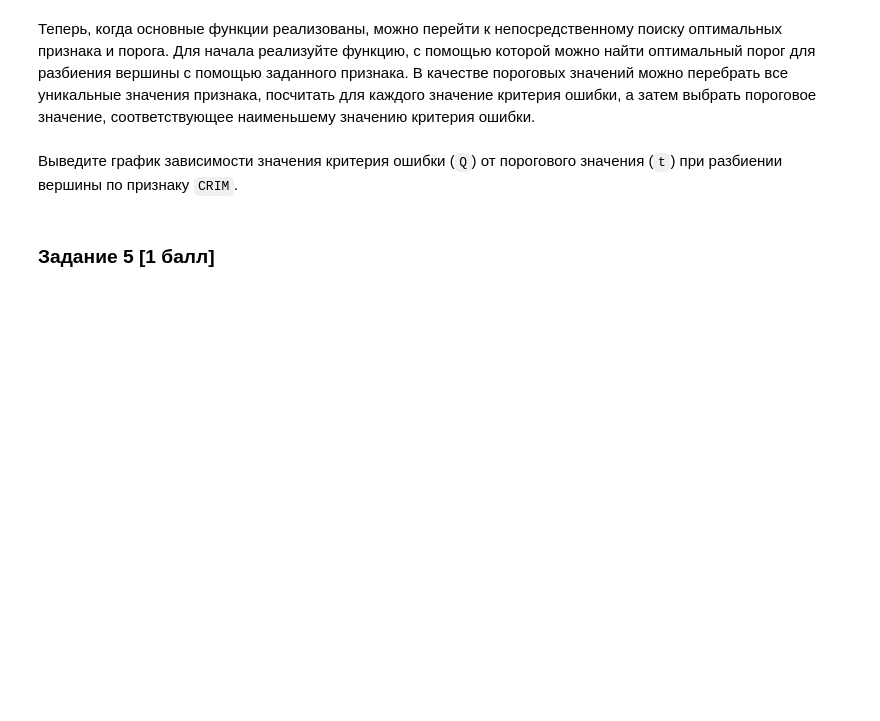
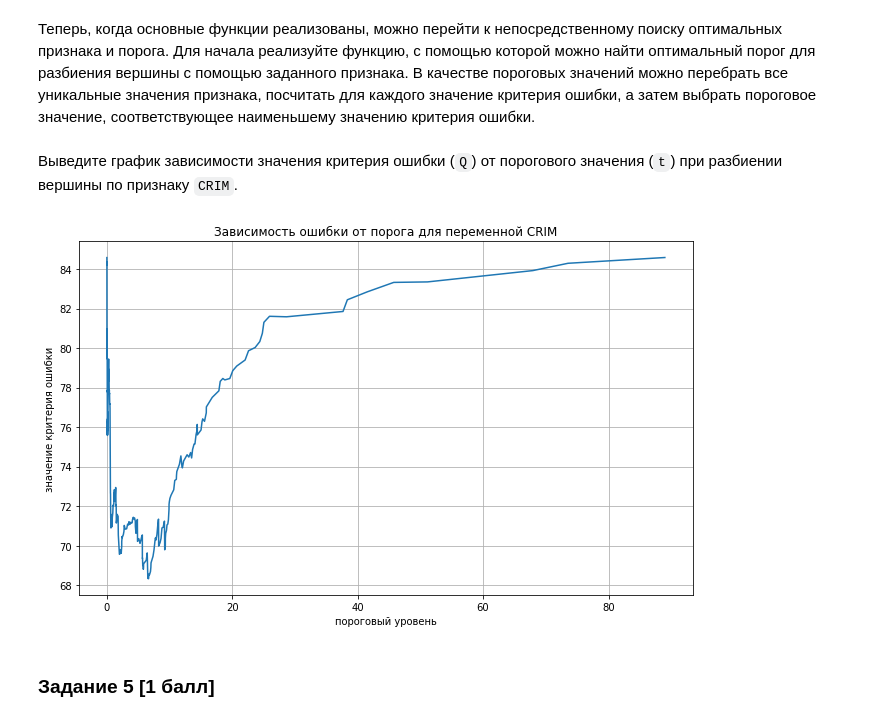
Before and after one commit to ksetdekov/ml_dpo_2021, a Jupyter notebook: hw/hw4/hw04.ipynb, the cells around one changed output. Saved outputs shown, nothing was run; the diff lists cells and outputs as text; code cells hidden in the pictures; blank space fills up the shorter version.

```diff
--- a/hw/hw4/hw04.ipynb
+++ b/hw/hw4/hw04.ipynb
@@ -281,8 +281,9 @@ def split_node(R_m, feature, t):
     R_l - pd.DataFrame - объекты, которые попали в левую вершину
     R_r - pd.DataFrame - объекты, которые попали в правую вершину
     """
-    R_l = # YOUR CODE HERE
-    R_r = # YOUR CODE HERE
+    flag = R_m[feature] <= t
+    R_l = R_m[flag]
+    R_r = R_m[~flag]
     return R_l, R_r
 # %%
 # Test the function
@@ -306,7 +307,10 @@ def q_error(R_m, feature, t):
     OUTPUT
     Q - float - значение критерия ошибки
     """
-    Q = # YOUR CODE HERE
+    R_l, R_r = split_node(R_m, feature, t)
+    pl = R_l.shape[0] / R_m.shape[0]
+    pr = R_r.shape[0] / R_m.shape[0]
+    Q = pl * H(R_l) + pr * H(R_r)
     return Q
 # %%
 assert np.allclose(q_error(X, 'ZN', 6.0), 72.93082666955256)
@@ -326,9 +330,20 @@ def get_optimal_t(R_m, feature):
     t_array - list - список перебираемых пороговых значений
     Q_array - list - список значений критерия ошибки, соответствующих перебранным пороговым значениям (для построения графика)
     """
-    Q_array = # YOUR CODE HERE
-    t_array = # YOUR CODE HERE
-    t_opt = # YOUR CODE HERE
+    variants = np.unique(R_m[feature])
+    Q_array = []
+    t_opt = -np.inf
+    best_error = np.inf
+
+    for level in variants:
+        this_level_error = q_error(X, feature, level)
+        Q_array.append(this_level_error)
+        if this_level_error < best_error:
+            t_opt = level
+            best_error = this_level_error
+
+    t_array = variants.tolist()
+
     return t_opt, t_array, Q_array
 # %%
 # Test function
@@ -341,3 +354,15 @@ assert np.allclose(t_opt, 6.65492)
+# %%
+fig, ax = plt.subplots()
+ax.plot(t_array, Q_array)
+
+ax.set(xlabel='пороговый уровень', ylabel='значение критерия ошибки',
+       title='Зависимость ошибки от порога для переменной CRIM')
+ax.grid()
+
+fig.savefig("error_vs_t_for_crim.png")
+plt.show()
+# %% [output]
+[figure, added]
 # %% [markdown]
 ### Задание 5 [1 балл]<a id="task2_5"></a>
 # %% [markdown]
```
Also changed, not shown: parts of 33 cells of this notebook, 1 other file.
